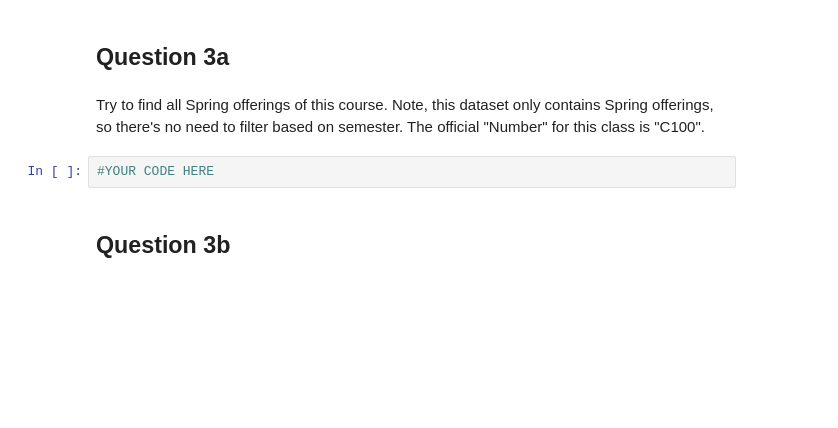
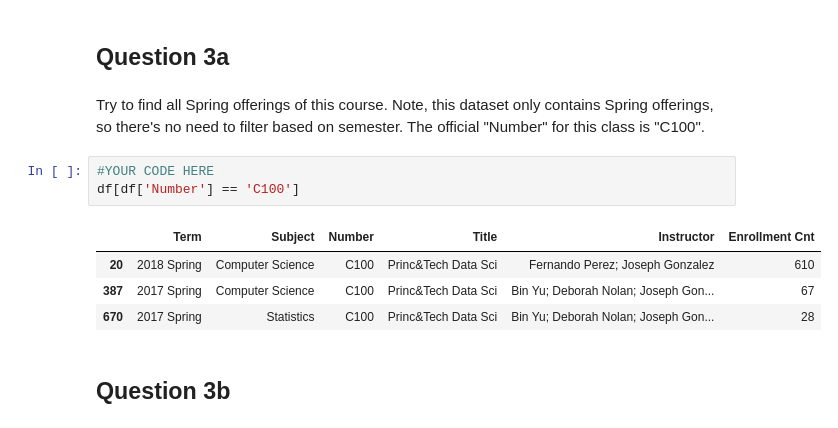
Before and after one commit to Chocobone/2025_DSV, a Jupyter notebook: hw2_for_students/hw2.ipynb, the cells around one changed output. Cells and saved outputs as stored; diff of their text form; blank space fills up the shorter version.

```diff
--- a/hw2_for_students/hw2.ipynb
+++ b/hw2_for_students/hw2.ipynb
@@ -183,6 +206,12 @@ df.head()
 Try to find all Spring offerings of this course. Note, this dataset only contains Spring offerings, so there's no need to filter based on semester. The official "Number" for this class is "C100".
 # %%
 #YOUR CODE HERE
+df[df['Number'] == 'C100']
+# %% [output]
+|  | Term | Subject | Number | Title | Instructor | Enrollment Cnt |
+| 20 | 2018 Spring | Computer Science | C100 | Princ&Tech Data Sci | Fernando Perez; Joseph Gonzalez | 610 |
+| 387 | 2017 Spring | Computer Science | C100 | Princ&Tech Data Sci | Bin Yu; Deborah Nolan; Joseph Gon... | 67 |
+| 670 | 2017 Spring | Statistics | C100 | Princ&Tech Data Sci | Bin Yu; Deborah Nolan; Joseph Gon... | 28 |
 # %% [markdown]
 ## Question 3b
 # %% [markdown]
```
Also changed, not shown: parts of 11 cells of this notebook, 1 other file.
